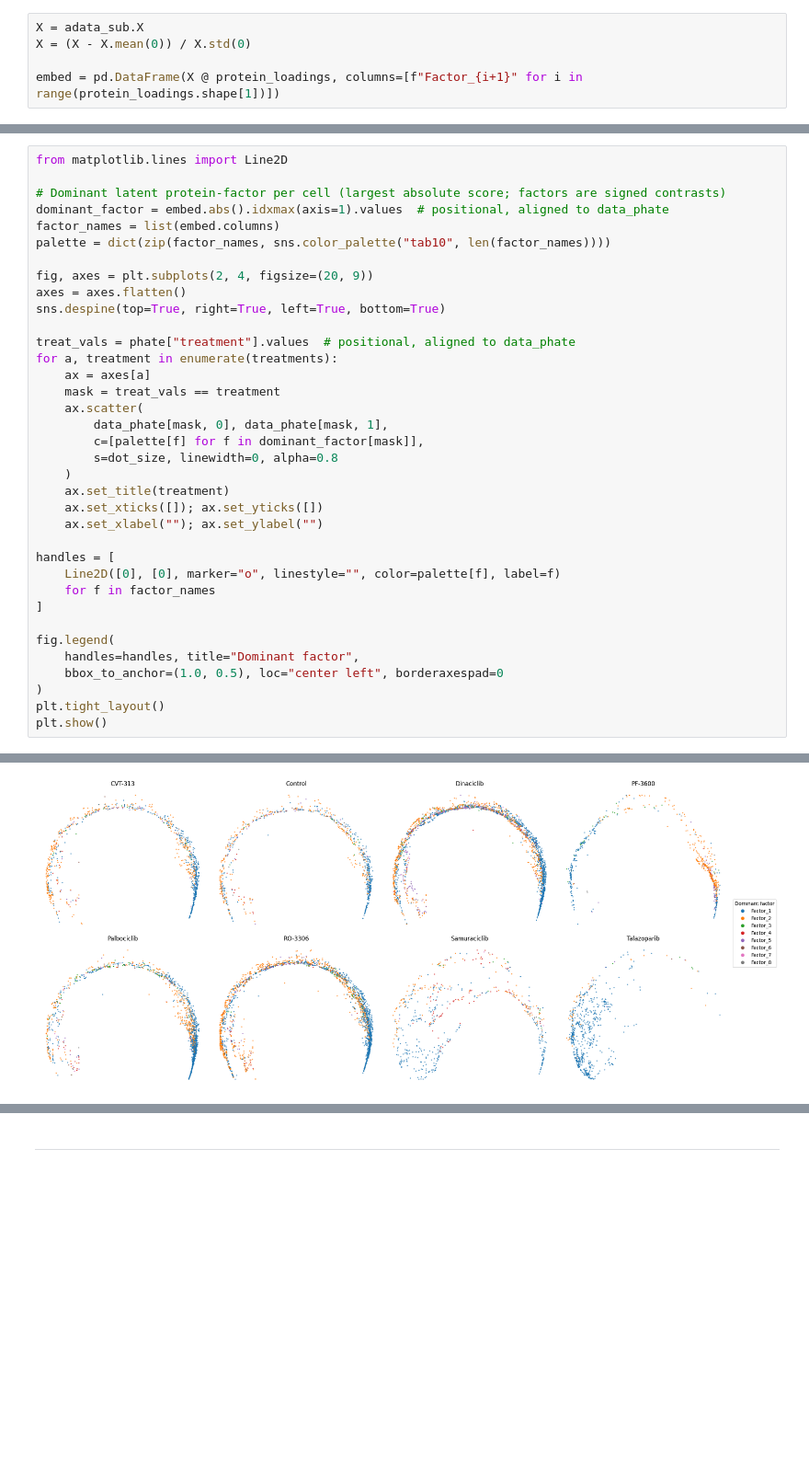
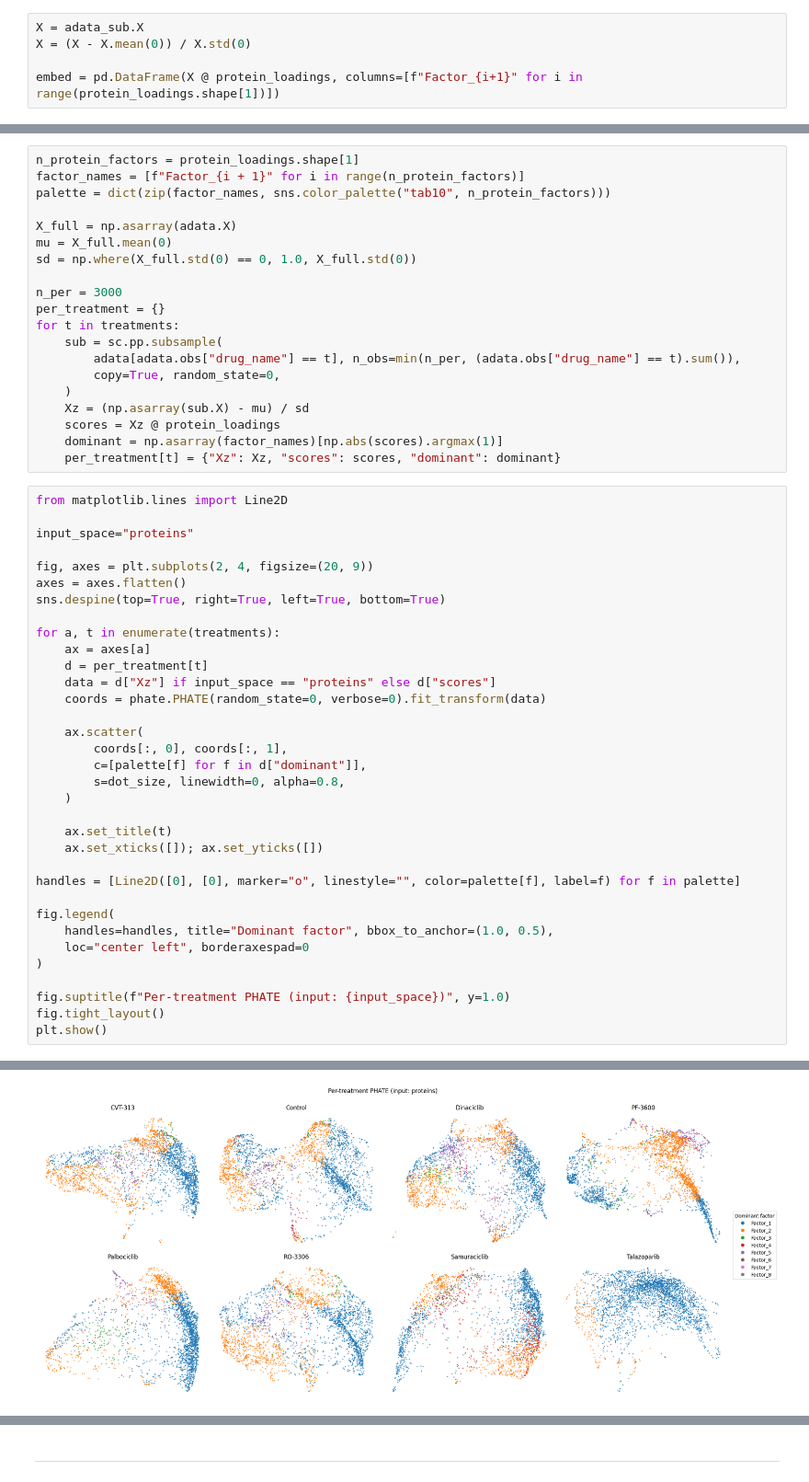
Before and after one commit to kaiwycik/tensors_and_cell_cycles, a Jupyter notebook: code/playground/playground_3.ipynb, the cells around one changed output, grey strips where cells are left out. Shown at 92% size. Cells and saved outputs as stored; diff of their text form; blank space fills up the shorter version.

```diff
--- a/code/playground/playground_3.ipynb
+++ b/code/playground/playground_3.ipynb
@@ -544,37 +578,55 @@ We split the shared PHATE embedding by treatment and color each cell by the late
+# %%
+n_protein_factors = protein_loadings.shape[1]
+factor_names = [f"Factor_{i + 1}" for i in range(n_protein_factors)]
+palette = dict(zip(factor_names, sns.color_palette("tab10", n_protein_factors)))
+
+X_full = np.asarray(adata.X)
+mu = X_full.mean(0)
+sd = np.where(X_full.std(0) == 0, 1.0, X_full.std(0))
+
+n_per = 3000
+per_treatment = {}
+for t in treatments:
+    sub = sc.pp.subsample(
+        adata[adata.obs["drug_name"] == t], n_obs=min(n_per, (adata.obs["drug_name"] == t).sum()),
+        copy=True, random_state=0,
+    )
+    Xz = (np.asarray(sub.X) - mu) / sd
+    scores = Xz @ protein_loadings
+    dominant = np.asarray(factor_names)[np.abs(scores).argmax(1)]
+    per_treatment[t] = {"Xz": Xz, "scores": scores, "dominant": dominant}
 # %%
 from matplotlib.lines import Line2D
 
-# Dominant latent protein-factor per cell (largest absolute score; factors are signed contrasts)
-dominant_factor = embed.abs().idxmax(axis=1).values  # positional, aligned to data_phate
-factor_names = list(embed.columns)
-palette = dict(zip(factor_names, sns.color_palette("tab10", len(factor_names))))
+input_space="proteins"
 
 fig, axes = plt.subplots(2, 4, figsize=(20, 9))
 axes = axes.flatten()
 sns.despine(top=True, right=True, left=True, bottom=True)
 
-treat_vals = phate["treatment"].values  # positional, aligned to data_phate
-for a, treatment in enumerate(treatments):
+for a, t in enumerate(treatments):
     ax = axes[a]
-    mask = treat_vals == treatment
+    d = per_treatment[t]
+    data = d["Xz"] if input_space == "proteins" else d["scores"]
+    coords = phate.PHATE(random_state=0, verbose=0).fit_transform(data)
+
     ax.scatter(
-        data_phate[mask, 0], data_phate[mask, 1],
-        c=[palette[f] for f in dominant_factor[mask]],
-        s=dot_size, linewidth=0, alpha=0.8
+        coords[:, 0], coords[:, 1],
+        c=[palette[f] for f in d["dominant"]],
+        s=dot_size, linewidth=0, alpha=0.8,
     )
-    ax.set_title(treatment)
+
+    ax.set_title(t)
     ax.set_xticks([]); ax.set_yticks([])
-    ax.set_xlabel(""); ax.set_ylabel("")
 
-handles = [
-    Line2D([0], [0], marker="o", linestyle="", color=palette[f], label=f)
-    for f in factor_names
-]
+handles = [Line2D([0], [0], marker="o", linestyle="", color=palette[f], label=f) for f in palette]
 
 fig.legend(
-    handles=handles, title="Dominant factor",
-    bbox_to_anchor=(1.0, 0.5), loc="center left", borderaxespad=0
+    handles=handles, title="Dominant factor", bbox_to_anchor=(1.0, 0.5),
+    loc="center left", borderaxespad=0
 )
-plt.tight_layout()
+
+fig.suptitle(f"Per-treatment PHATE (input: {input_space})", y=1.0)
+fig.tight_layout()
 plt.show()
 # %% [output]
@@ -581 +636 @@ plt.show()
-[figure, old version]
+[figure, new version]
```
Also changed, not shown: parts of 11 cells of this notebook.
